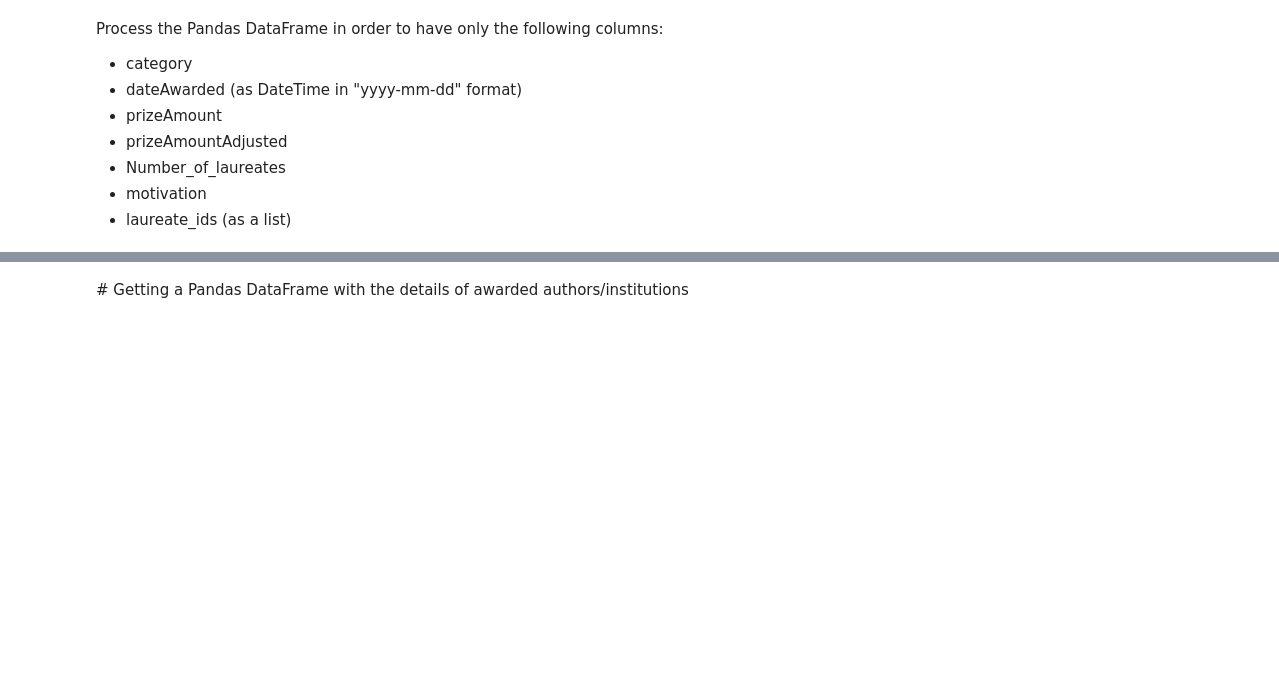
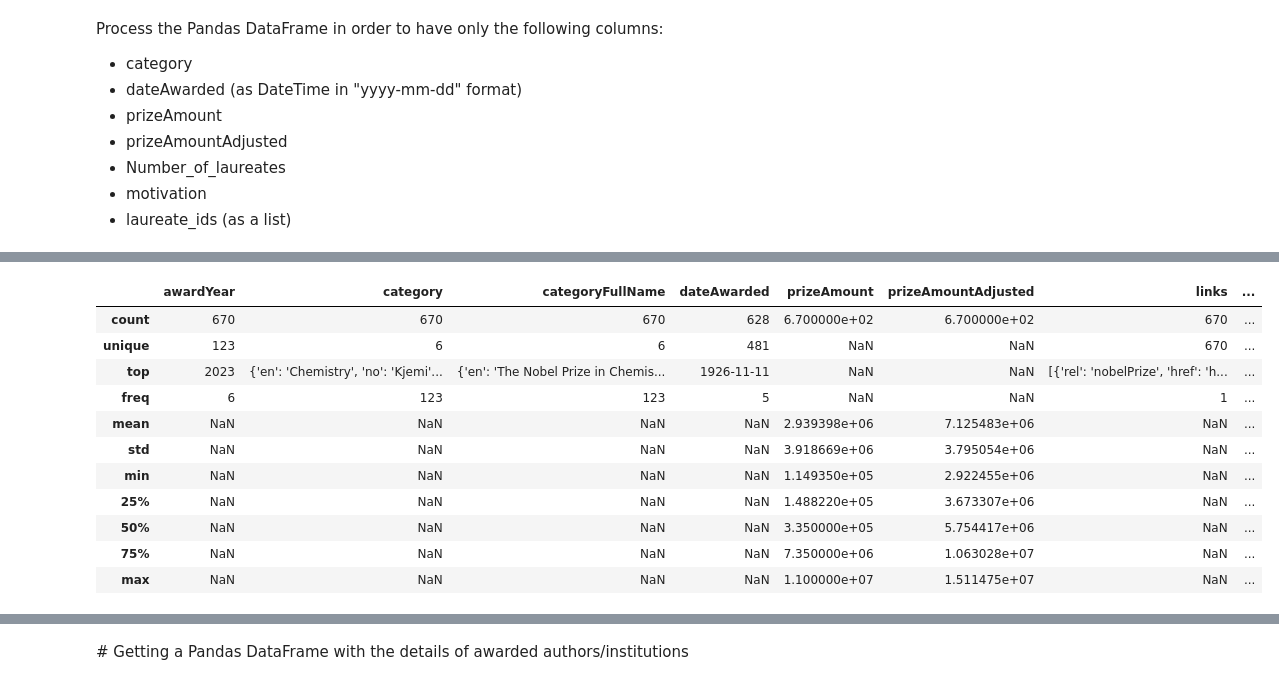
Before and after one commit to isg75/lab-apis, a Jupyter notebook: lab_apis.ipynb, the cells around one changed output, grey strips where cells are left out. Saved outputs shown, nothing was run; the diff lists cells and outputs as text; code cells hidden in the pictures; blank space fills up the shorter version.

```diff
--- a/lab_apis.ipynb
+++ b/lab_apis.ipynb
@@ -50,0 +36,22 @@ There are 670 nobel prize awards
+# %%
+#Answer
+url = "http://api.nobelprize.org/2.1/nobelPrizes?limit=100000"
+
+response = requests.get(url)
+
+if response.status_code == 200:
+        print("All good!")
+        print("==============")
+        print("\n")
+
+        # Parse JSON response
+        data = response.json()
+
+        # Extract relevant data (nobelPrizes here)
+        nobel_prizes = data.get('nobelPrizes', [])
+
+        # Convert to DataFrame
+        nobel_prizes_df = pd.DataFrame(nobel_prizes)
+
+        # Check first lines of df
+        print(nobel_prizes_df.head())
@@ -62,0 +110,15 @@ Process the Pandas DataFrame in order to have only the following columns:
+# %%
+nobel_prizes_df.describe(include='all')
+# %% [output]
+|  | awardYear | category | categoryFullName | dateAwarded | prizeAmount | prizeAmountAdjusted | links | ... |
+| count | 670 | 670 | 670 | 628 | 6.700000e+02 | 6.700000e+02 | 670 | ... |
+| unique | 123 | 6 | 6 | 481 | NaN | NaN | 670 | ... |
+| top | 2023 | {'en': 'Chemistry', 'no': 'Kjemi'... | {'en': 'The Nobel Prize in Chemis... | 1926-11-11 | NaN | NaN | [{'rel': 'nobelPrize', 'href': 'h... | ... |
+| freq | 6 | 123 | 123 | 5 | NaN | NaN | 1 | ... |
+| mean | NaN | NaN | NaN | NaN | 2.939398e+06 | 7.125483e+06 | NaN | ... |
+| std | NaN | NaN | NaN | NaN | 3.918669e+06 | 3.795054e+06 | NaN | ... |
+| min | NaN | NaN | NaN | NaN | 1.149350e+05 | 2.922455e+06 | NaN | ... |
+| 25% | NaN | NaN | NaN | NaN | 1.488220e+05 | 3.673307e+06 | NaN | ... |
+| 50% | NaN | NaN | NaN | NaN | 3.350000e+05 | 5.754417e+06 | NaN | ... |
+| 75% | NaN | NaN | NaN | NaN | 7.350000e+06 | 1.063028e+07 | NaN | ... |
+| max | NaN | NaN | NaN | NaN | 1.100000e+07 | 1.511475e+07 | NaN | ... |
```
Also changed, not shown: parts of 13 cells of this notebook.
